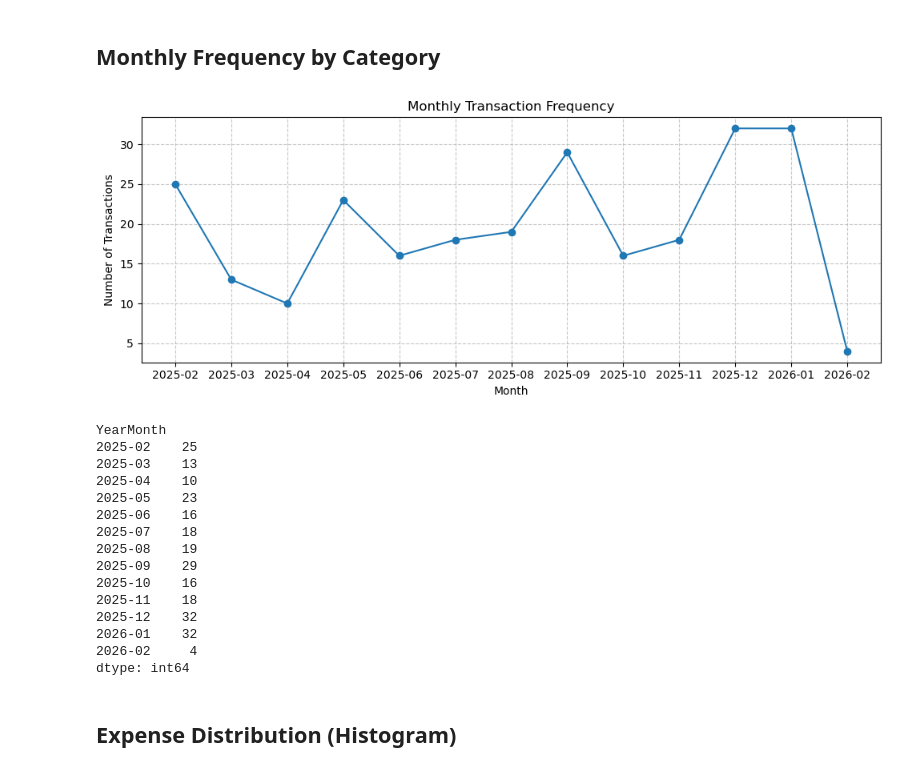
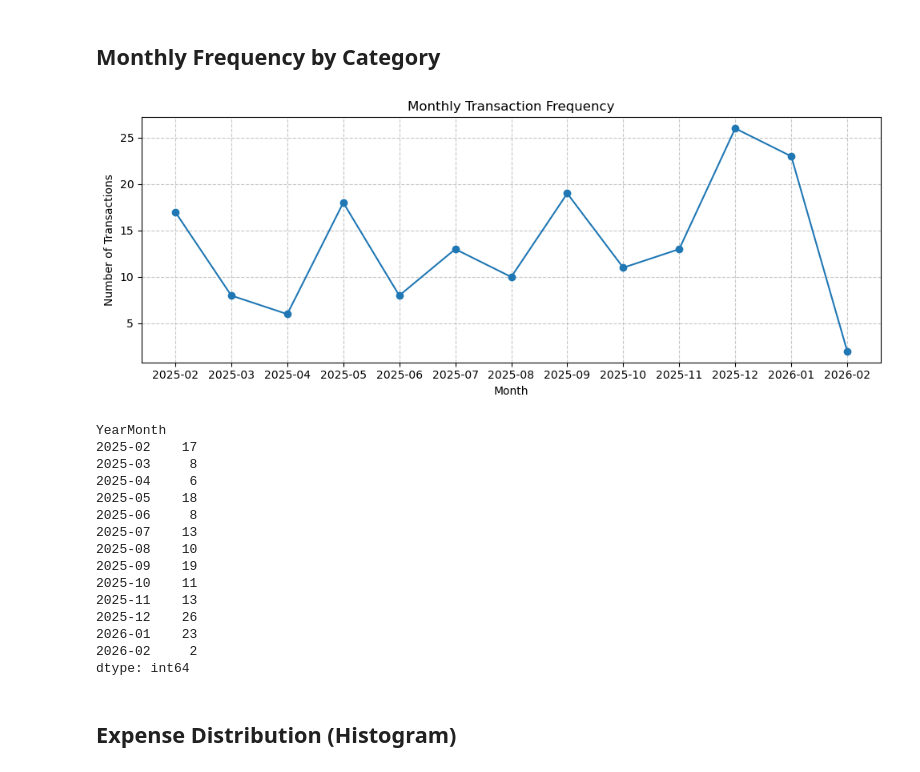
Before and after one commit to Shii02/CCDATSCL_PROJECT_COM221, a Jupyter notebook: main.ipynb, the cells around one changed output. Saved outputs shown, nothing was run; the diff lists cells and outputs as text; code cells hidden in the pictures.

```diff
--- a/main.ipynb
+++ b/main.ipynb
@@ -711,17 +711,6 @@ df['Category'].isna().sum()
 np.int64(0)
 # %% [markdown]
 # Exploratory Data Analysis (EDA) of Expenses
-# %%
-# Extract time-based variables for analysis
-df["YearMonth"] = df["Date and Time"].dt.to_period("M").astype(str)
-df["Year"] = df["Date and Time"].dt.year
-df["Month"] = df["Date and Time"].dt.month
-df["Day"] = df["Date and Time"].dt.day
-df["DayOfWeek"] = df["Date and Time"].dt.dayofweek
-df["DayName"] = df["Date and Time"].dt.day_name()
-
-# Weekend indicator (1 = weekend, 0 = weekday)
-df["Weekend"] = df["DayOfWeek"].isin([5, 6]).astype(int)
 # %%
 df_expenses = df[df["Debit"] > 0].drop(columns=["Credit", "Balance"]).copy()
 df_expenses.head(5)
@@ -735 +736,12 @@ df_expenses.head(5)
+# %%
+# Extract time-based variables for analysis
+df_expenses["YearMonth"] = df_expenses["Date and Time"].dt.to_period("M").astype(str)
+df_expenses["Year"] = df_expenses["Date and Time"].dt.year
+df_expenses["Month"] = df_expenses["Date and Time"].dt.month
+df_expenses["Day"] = df_expenses["Date and Time"].dt.day
+df_expenses["DayOfWeek"] = df_expenses["Date and Time"].dt.dayofweek
+df_expenses["DayName"] = df_expenses["Date and Time"].dt.day_name()
+
+# Weekend indicator (1 = weekend, 0 = weekday)
+df_expenses["Weekend"] = df_expenses["DayOfWeek"].isin([5, 6]).astype(int)
 # %%
@@ -895,38 +907,38 @@ Name: Debit, dtype: float64
 # %% [markdown]
 ## Monthly Frequency by Category
 # %%
-monthly = df.groupby("YearMonth").size()
+monthly = df_expenses.groupby("YearMonth").size()
 
 plt.figure(figsize=(10,4))
 plt.plot(monthly.index, monthly.values, marker="o")
 plt.title("Monthly Transaction Frequency")
 plt.xlabel("Month")
 plt.ylabel("Number of Transactions")
 plt.grid(linestyle='--', alpha=0.7)
 plt.tight_layout()
 
 plt.savefig("figures/monthly_frequency_by_category.png", dpi=300, bbox_inches='tight')
 
 plt.show()
 # %% [output]
-[figure, old version]
+[figure, new version]
 # %%
 monthly
 # %% [output]
 YearMonth
-2025-02    25
-2025-03    13
-2025-04    10
-2025-05    23
-2025-06    16
-2025-07    18
-2025-08    19
-2025-09    29
-2025-10    16
-2025-11    18
-2025-12    32
-2026-01    32
-2026-02     4
+2025-02    17
+2025-03     8
+2025-04     6
+2025-05    18
+2025-06     8
+2025-07    13
+2025-08    10
+2025-09    19
+2025-10    11
+2025-11    13
+2025-12    26
+2026-01    23
+2026-02     2
 dtype: int64
 # %% [markdown]
 ## Expense Distribution (Histogram)
```
Also changed, not shown: parts of 11 cells of this notebook, 1 other file.
